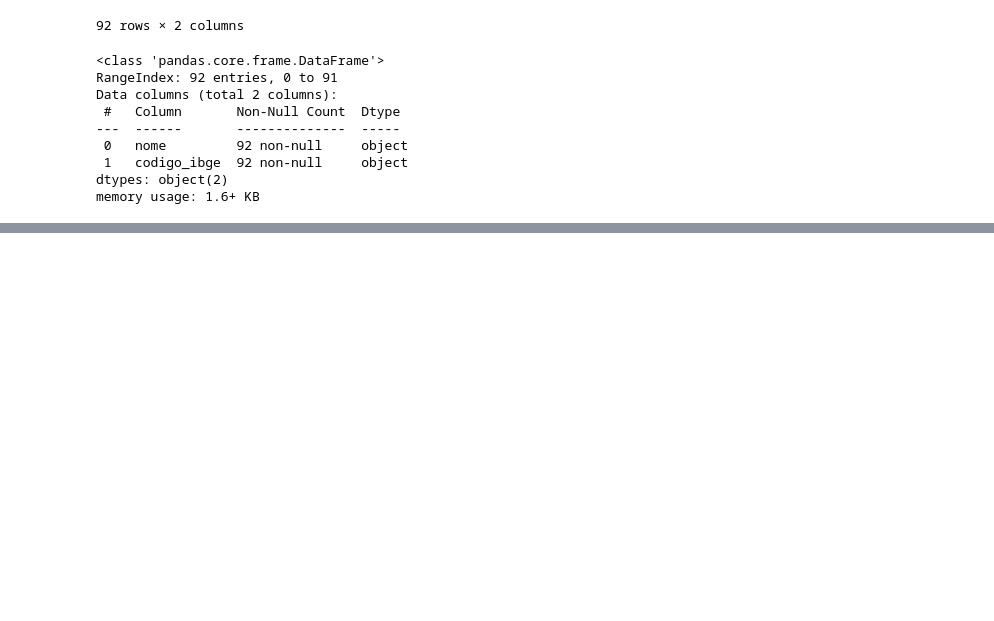
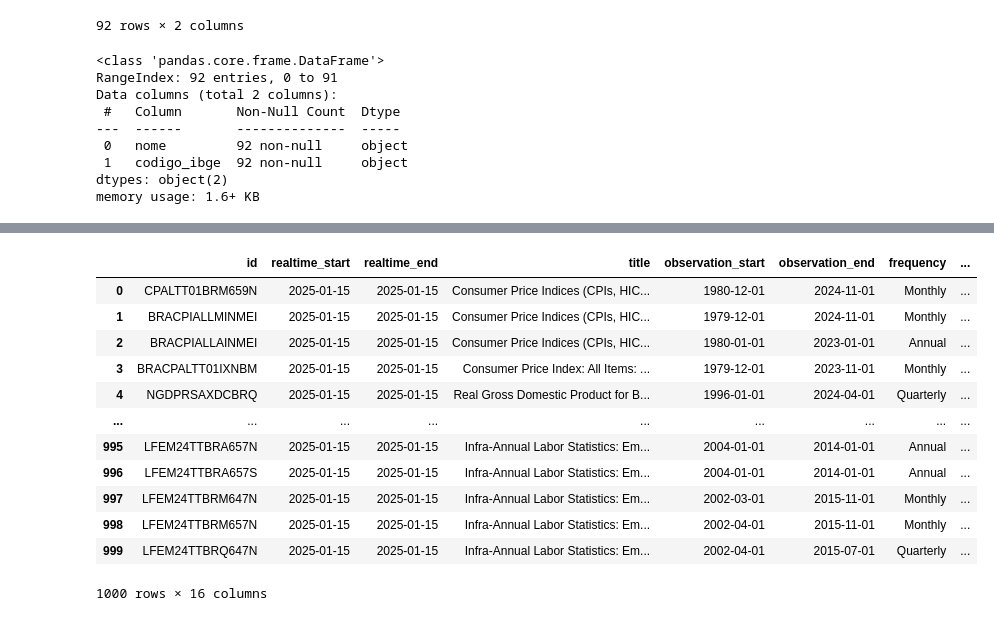
Before and after one commit to stephanyresque/Ciencia-de-dados-2, a Jupyter notebook: mes01/15_01_25.ipynb, the cells around one changed output, grey strips where cells are left out. Saved outputs shown, nothing was run; the diff lists cells and outputs as text; code cells hidden in the pictures; blank space fills up the shorter version.

```diff
--- a/mes01/15_01_25.ipynb
+++ b/mes01/15_01_25.ipynb
@@ -294,0 +504,8 @@ memory usage: 1.6+ KB
+# %%
+BUSCA_BR = "brazil"
+
+URL_BRASIL_BUSCA = f"https://api.stlouisfed.org/fred/series/search?search_text={BUSCA_BR}&api_key={key}&file_type=json"
+# %%
+resposta_brasil = requests.get(URL_BRASIL_BUSCA)
+
+resposta_brasil.status_code
@@ -294,0 +614,17 @@ memory usage: 1.6+ KB
+# %%
+df = pd.DataFrame(resposta_brasil.json()['seriess'])
+df
+# %% [output]
+|  | id | realtime_start | realtime_end | title | observation_start | observation_end | frequency | ... |
+| 0 | CPALTT01BRM659N | 2025-01-15 | 2025-01-15 | Consumer Price Indices (CPIs, HIC... | 1980-12-01 | 2024-11-01 | Monthly | ... |
+| 1 | BRACPIALLMINMEI | 2025-01-15 | 2025-01-15 | Consumer Price Indices (CPIs, HIC... | 1979-12-01 | 2024-11-01 | Monthly | ... |
+| 2 | BRACPIALLAINMEI | 2025-01-15 | 2025-01-15 | Consumer Price Indices (CPIs, HIC... | 1980-01-01 | 2023-01-01 | Annual | ... |
+| 3 | BRACPALTT01IXNBM | 2025-01-15 | 2025-01-15 | Consumer Price Index: All Items: ... | 1979-12-01 | 2023-11-01 | Monthly | ... |
+| 4 | NGDPRSAXDCBRQ | 2025-01-15 | 2025-01-15 | Real Gross Domestic Product for B... | 1996-01-01 | 2024-04-01 | Quarterly | ... |
+| ... | ... | ... | ... | ... | ... | ... | ... | ... |
+| 995 | LFEM24TTBRA657N | 2025-01-15 | 2025-01-15 | Infra-Annual Labor Statistics: Em... | 2004-01-01 | 2014-01-01 | Annual | ... |
+| 996 | LFEM24TTBRA657S | 2025-01-15 | 2025-01-15 | Infra-Annual Labor Statistics: Em... | 2004-01-01 | 2014-01-01 | Annual | ... |
+| 997 | LFEM24TTBRM647N | 2025-01-15 | 2025-01-15 | Infra-Annual Labor Statistics: Em... | 2002-03-01 | 2015-11-01 | Monthly | ... |
+| 998 | LFEM24TTBRM657N | 2025-01-15 | 2025-01-15 | Infra-Annual Labor Statistics: Em... | 2002-04-01 | 2015-11-01 | Monthly | ... |
+| 999 | LFEM24TTBRQ647N | 2025-01-15 | 2025-01-15 | Infra-Annual Labor Statistics: Em... | 2002-04-01 | 2015-07-01 | Quarterly | ... |
+1000 rows × 16 columns
```
Also changed, not shown: parts of 46 cells of this notebook, 1 other file.
